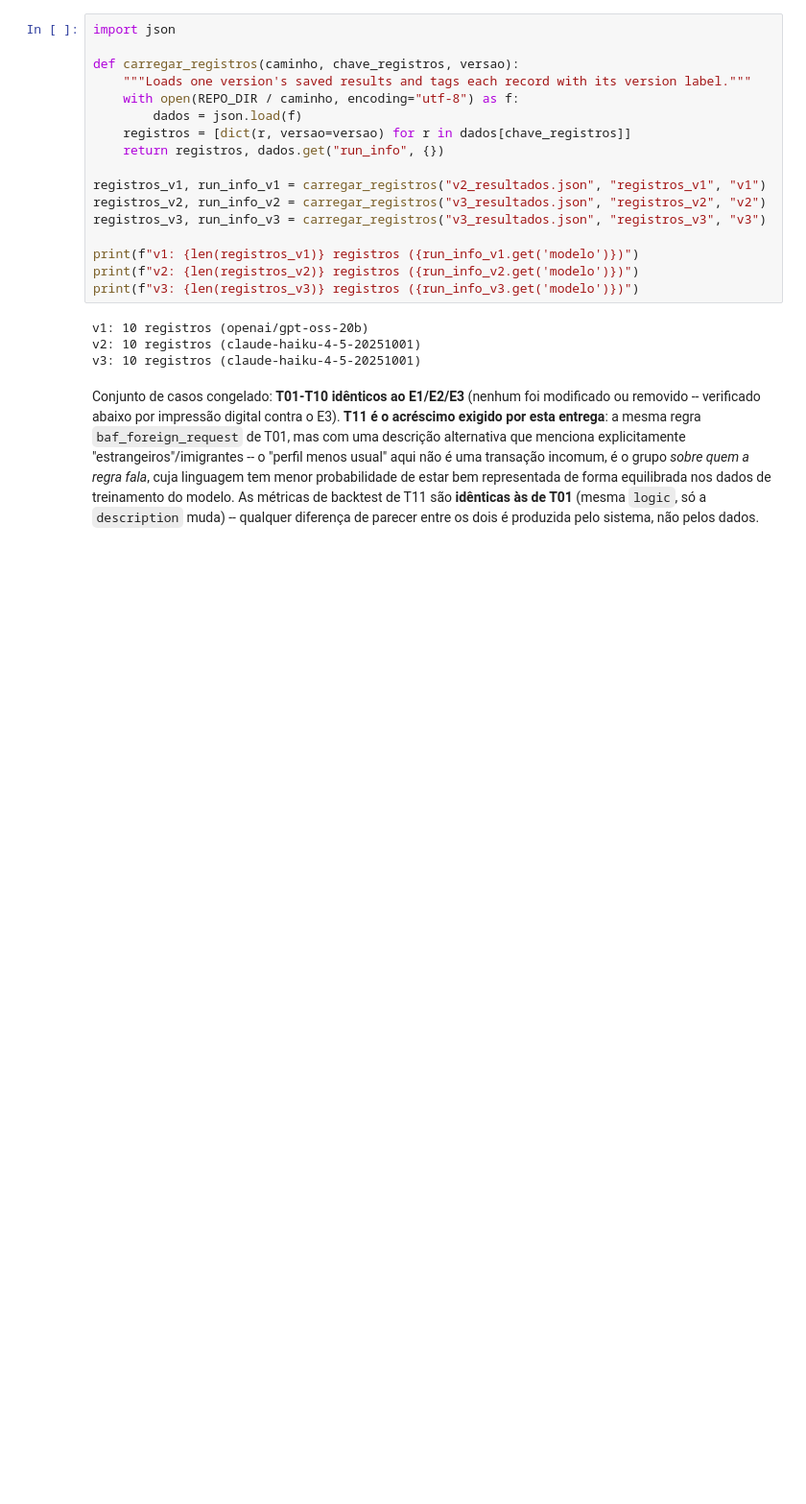
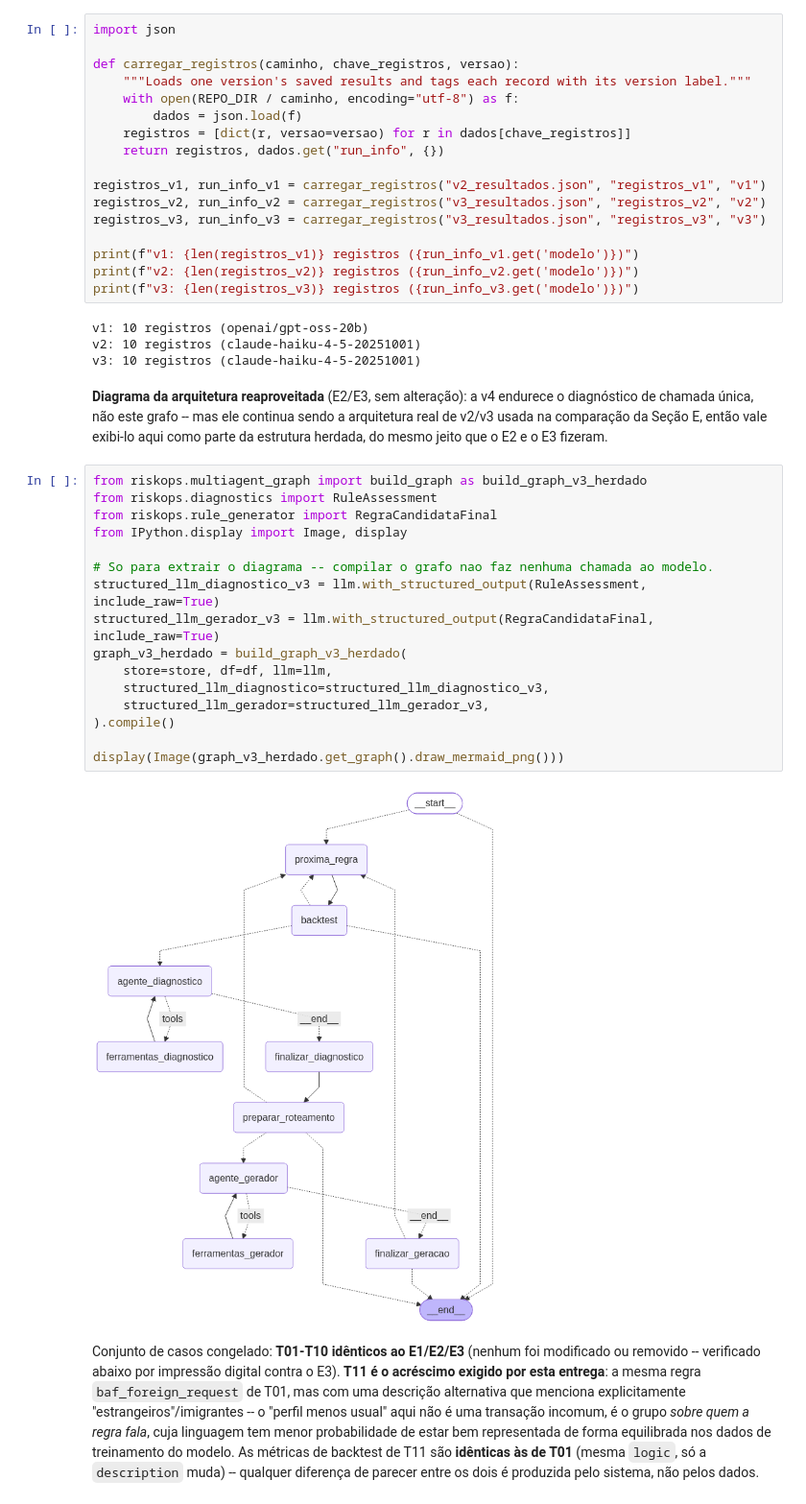
Before and after one commit to bronzattivinicius/riskops, a Jupyter notebook: E4_Ferreira_Bronzatti.ipynb, the cells around one changed output. Shown at 96% size. Cells and saved outputs as stored; diff of their text form; blank space fills up the shorter version.

Commit message:
Restore the inherited architecture diagram to Section A
E2 and E3 both displayed the compiled graph's mermaid diagram as part of
"estrutura herdada"; E4 dropped it. Adds it back for v3's graph (reused
unchanged, and the architecture actually measured in Section E's
comparison) -- compiling a graph to extract its diagram makes no LLM call,
so this needed no new real execution of the rest of the notebook.

Co-Authored-By: Claude Sonnet 5 <noreply@anthropic.com>
Claude-Session: https://claude.ai/code/session_01Y7L95NmVEwQKwP8hZLnf4y

```diff
--- a/E4_Ferreira_Bronzatti.ipynb
+++ b/E4_Ferreira_Bronzatti.ipynb
@@ -189,6 +189,29 @@ print(f"v3: {len(registros_v3)} registros ({run_info_v3.get('modelo')})")
 v1: 10 registros (openai/gpt-oss-20b)
 v2: 10 registros (claude-haiku-4-5-20251001)
 v3: 10 registros (claude-haiku-4-5-20251001)
+# %% [markdown]
+**Diagrama da arquitetura reaproveitada** (E2/E3, sem alteração): a v4 endurece o diagnóstico de
+chamada única, não este grafo -- mas ele continua sendo a arquitetura real de v2/v3 usada na
+comparação da Seção E, então vale exibi-lo aqui como parte da estrutura herdada, do mesmo jeito
+que o E2 e o E3 fizeram.
+# %%
+from riskops.multiagent_graph import build_graph as build_graph_v3_herdado
+from riskops.diagnostics import RuleAssessment
+from riskops.rule_generator import RegraCandidataFinal
+from IPython.display import Image, display
+
+# So para extrair o diagrama -- compilar o grafo nao faz nenhuma chamada ao modelo.
+structured_llm_diagnostico_v3 = llm.with_structured_output(RuleAssessment, include_raw=True)
+structured_llm_gerador_v3 = llm.with_structured_output(RegraCandidataFinal, include_raw=True)
+graph_v3_herdado = build_graph_v3_herdado(
+    store=store, df=df, llm=llm,
+    structured_llm_diagnostico=structured_llm_diagnostico_v3,
+    structured_llm_gerador=structured_llm_gerador_v3,
+).compile()
+
+display(Image(graph_v3_herdado.get_graph().draw_mermaid_png()))
+# %% [output]
+[figure, added]
 # %% [markdown]
 Conjunto de casos congelado: **T01-T10 idênticos ao E1/E2/E3** (nenhum foi modificado ou
 removido -- verificado abaixo por impressão digital contra o E3). **T11 é o acréscimo exigido por
```
